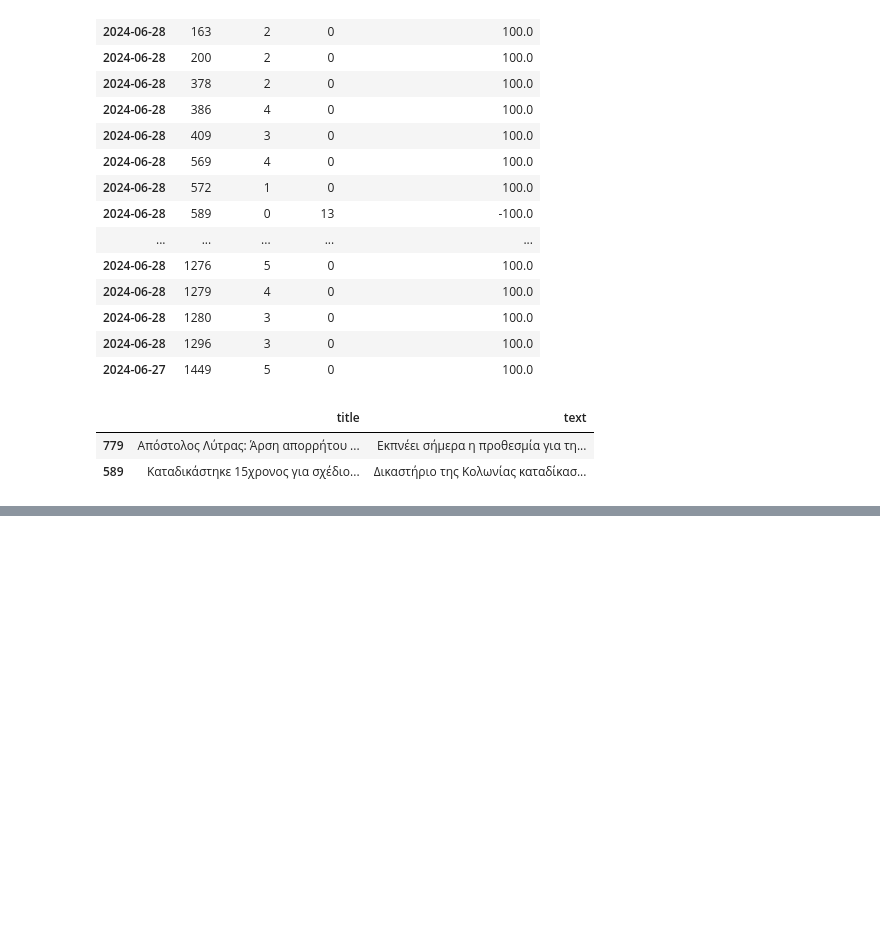
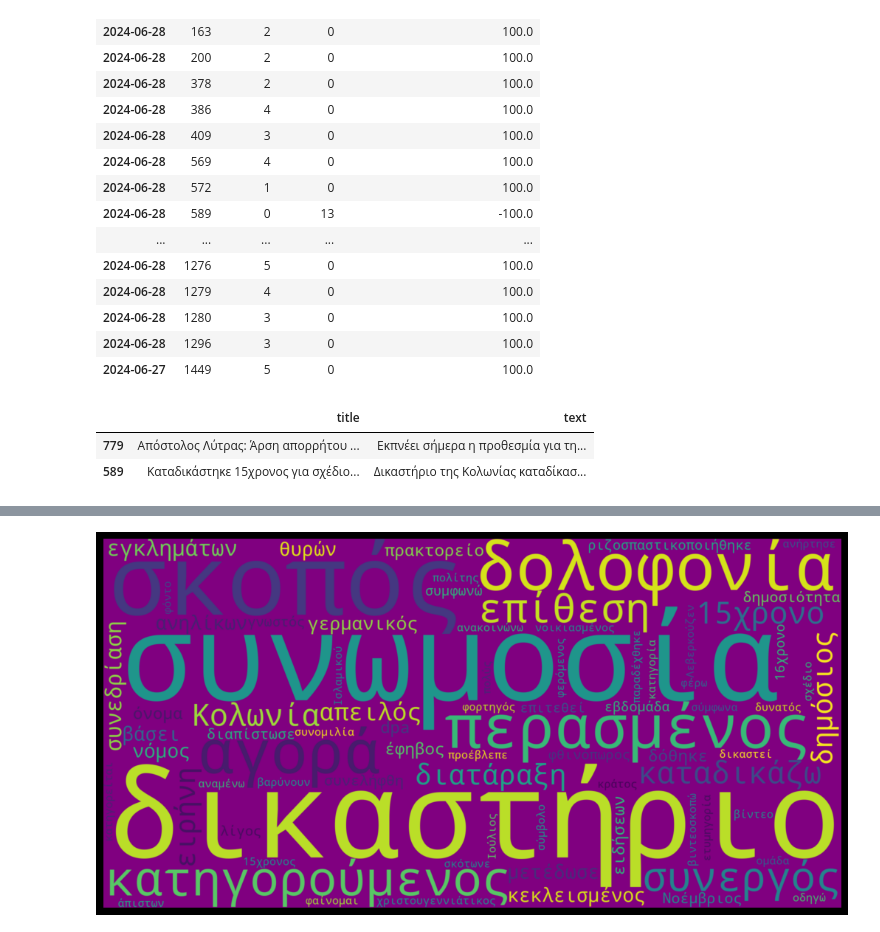
Before and after one commit to Kremmydasalexandros/datastories_for_emme, a Jupyter notebook: ΓΥΝΑΙΚΟΚΤΟΝΙΑ_11.ipynb, the cells around one changed output, grey strips where cells are left out. Cells and saved outputs as stored; diff of their text form; code cells hidden in the pictures; blank space fills up the shorter version.

```diff
--- a/ΓΥΝΑΙΚΟΚΤΟΝΙΑ_11.ipynb
+++ b/ΓΥΝΑΙΚΟΚΤΟΝΙΑ_11.ipynb
@@ -479,0 +597,4 @@ full_articles_df.loc[[779 ,589], ['title', 'text']]
+# %%
+full_doc = nlp(text2)
+# %%
+clear_text2 = ' '.join(token.lemma_ for token in full_doc)
@@ -479,0 +605,17 @@ full_articles_df.loc[[779 ,589], ['title', 'text']]
+# %%
+wordcloud = WordCloud(
+    stopwords = nlp.Defaults.stop_words,
+    width = 2000,
+    height = 1000,
+    background_color = 'purple'
+ ).generate(clear_text2)
+fig = plt.figure(
+    figsize = (10, 8),
+    facecolor = 'k',
+    edgecolor = 'k')
+plt.imshow(wordcloud, interpolation = 'bilinear')
+plt.axis('off')
+plt.tight_layout(pad=0)
+plt.show()
+# %% [output]
+[figure, added]
```
Also changed, not shown: parts of 16 cells of this notebook.
